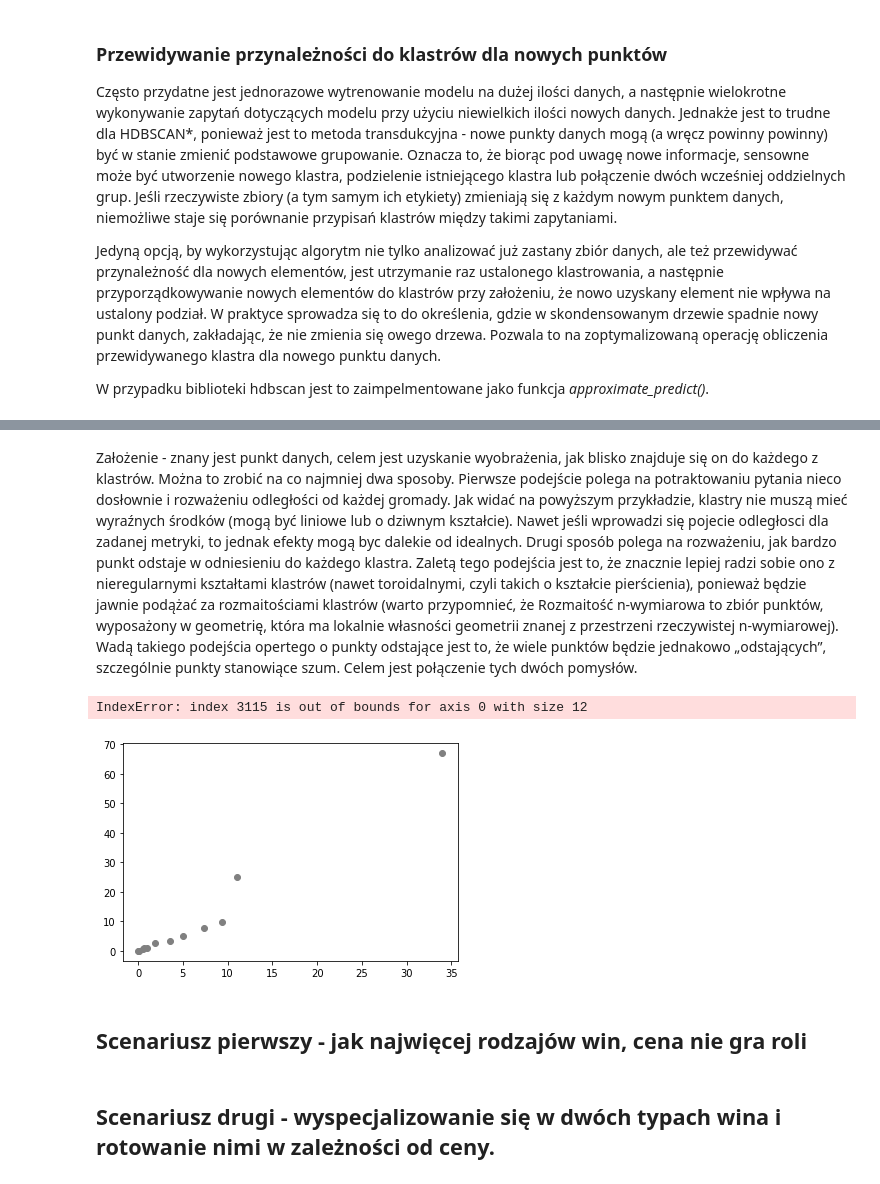
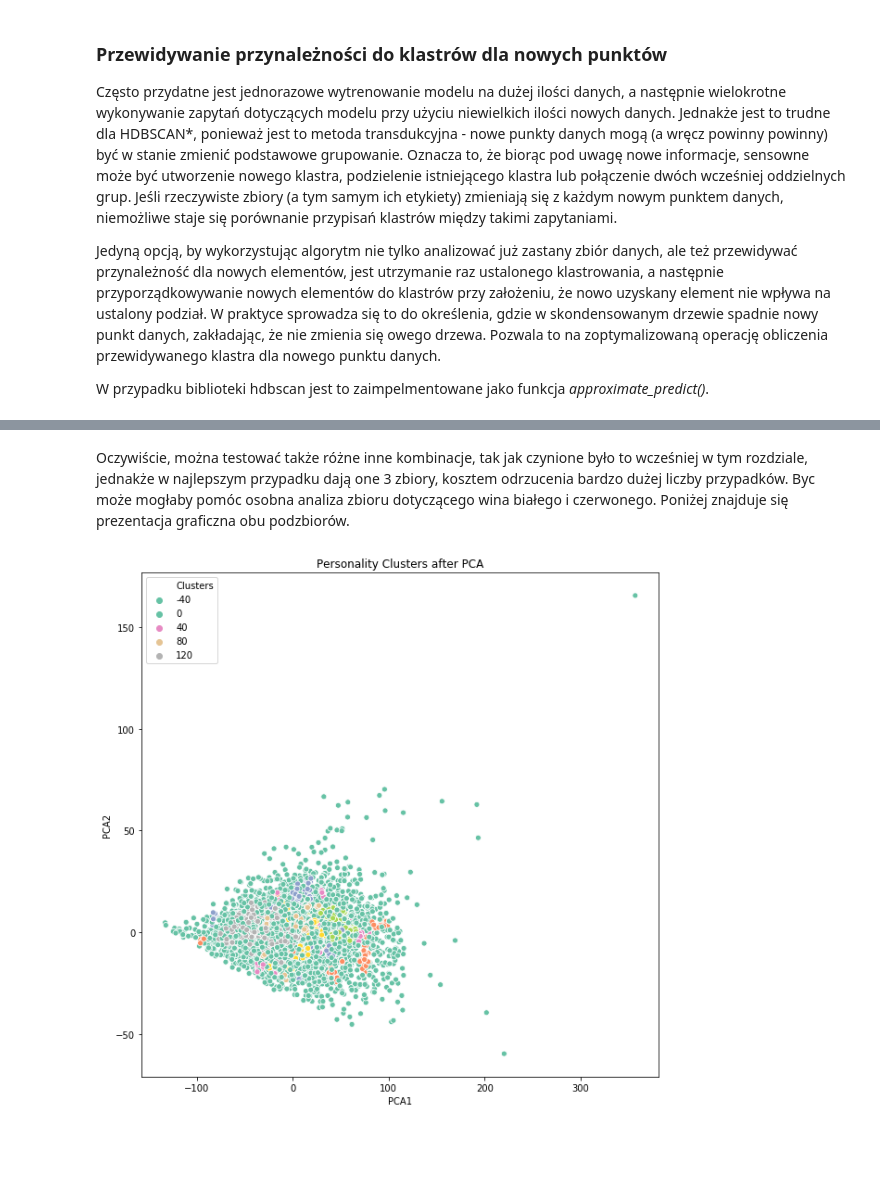
Before and after one commit to mic9410/wine-dataset, a Jupyter notebook: final-project.ipynb, the cells around one changed output, grey strips where cells are left out. Drawn from its saved outputs; the diff is of its cells as text; code cells hidden in the pictures; blank space fills up the shorter version.

```diff
--- a/final-project.ipynb
+++ b/final-project.ipynb
@@ -403,3 +397,0 @@ calculate_and_display(clusterer)
-# %% [markdown]
-Założenie - znany jest punkt danych, celem jest uzyskanie wyobrażenia, jak blisko znajduje się on do każdego z klastrów. Można to zrobić na co najmniej dwa sposoby. Pierwsze podejście polega na potraktowaniu pytania nieco dosłownie i rozważeniu odległości od każdej gromady. Jak widać na powyższym przykładzie, klastry nie muszą mieć wyraźnych środków (mogą być liniowe lub o dziwnym kształcie). Nawet jeśli wprowadzi się pojecie odległosci dla zadanej metryki, to jednak efekty mogą byc dalekie od idealnych.
-Drugi sposób polega na rozważeniu, jak bardzo punkt odstaje w odniesieniu do każdego klastra. Zaletą tego podejścia jest to, że znacznie lepiej radzi sobie ono z nieregularnymi kształtami klastrów (nawet toroidalnymi, czyli takich o kształcie pierścienia), ponieważ będzie jawnie podążać za rozmaitościami klastrów (warto przypomnieć, że Rozmaitość n-wymiarowa to zbiór punktów, wyposażony w geometrię, która ma lokalnie własności geometrii znanej z przestrzeni rzeczywistej n-wymiarowej). Wadą takiego podejścia opertego o punkty odstające jest to, że wiele punktów będzie jednakowo „odstających”, szczególnie punkty stanowiące szum. Celem jest połączenie tych dwóch pomysłów.
@@ -421,13 +398,10 @@ def exemplars(cluster_id, condensed_tree):
-# %%
-tree = clusterer.condensed_tree_
-plt.scatter(data_wine.T[0], data_wine.T[1], c='grey')
-for i, c in enumerate(tree._select_clusters()):
-    c_exemplars = exemplars(c, tree)
-    plt.scatter(data_wine.T[0][c_exemplars], data_wine.T[1][c_exemplars], c=palette[i])
-# %% [output]
-IndexError: index 3115 is out of bounds for axis 0 with size 12
-[figure, removed]
-# %% [markdown]
-## Scenariusz pierwszy - jak najwięcej rodzajów win, cena nie gra roli
-# %% [markdown]
-## Scenariusz drugi - wyspecjalizowanie się w dwóch typach wina i rotowanie nimi w zależności od ceny.
+# %% [markdown]
+Oczywiście, można testować także różne inne kombinacje, tak jak czynione było to wcześniej w tym rozdziale, jednakże w najlepszym przypadku dają one 3 zbiory, kosztem odrzucenia bardzo dużej liczby przypadków. Byc może mogłaby pomóc osobna analiza zbioru dotyczącego wina białego i czerwonego. Poniżej znajduje się prezentacja graficzna obu podzbiorów.
+# %%
+clusterer = hdbscan.HDBSCAN(min_cluster_size=6,
+                            allow_single_cluster=False,
+                            approx_min_span_tree=False,
+                            leaf_size=50)
+calculate_and_display(clusterer, data_white_wine)
+# %% [output]
+[figure, added]
```
Also changed, not shown: parts of 20 cells of this notebook.
